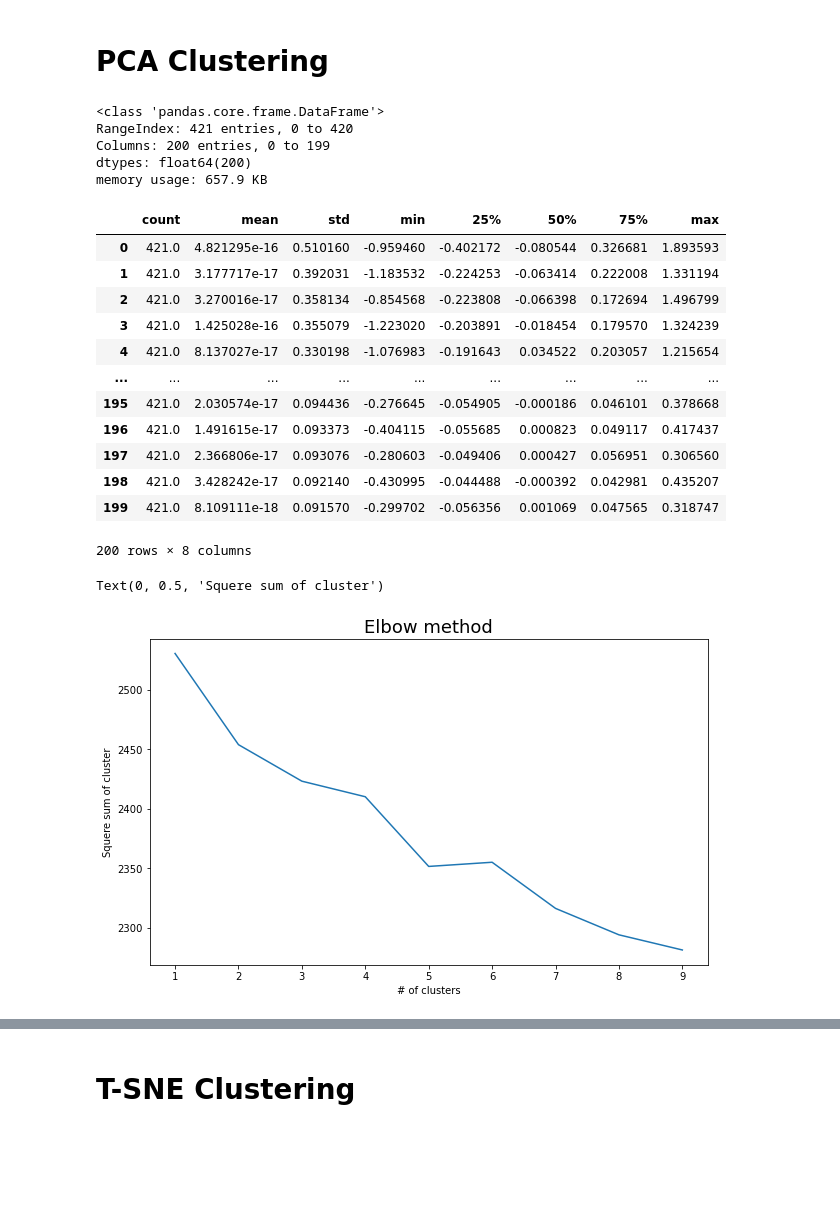
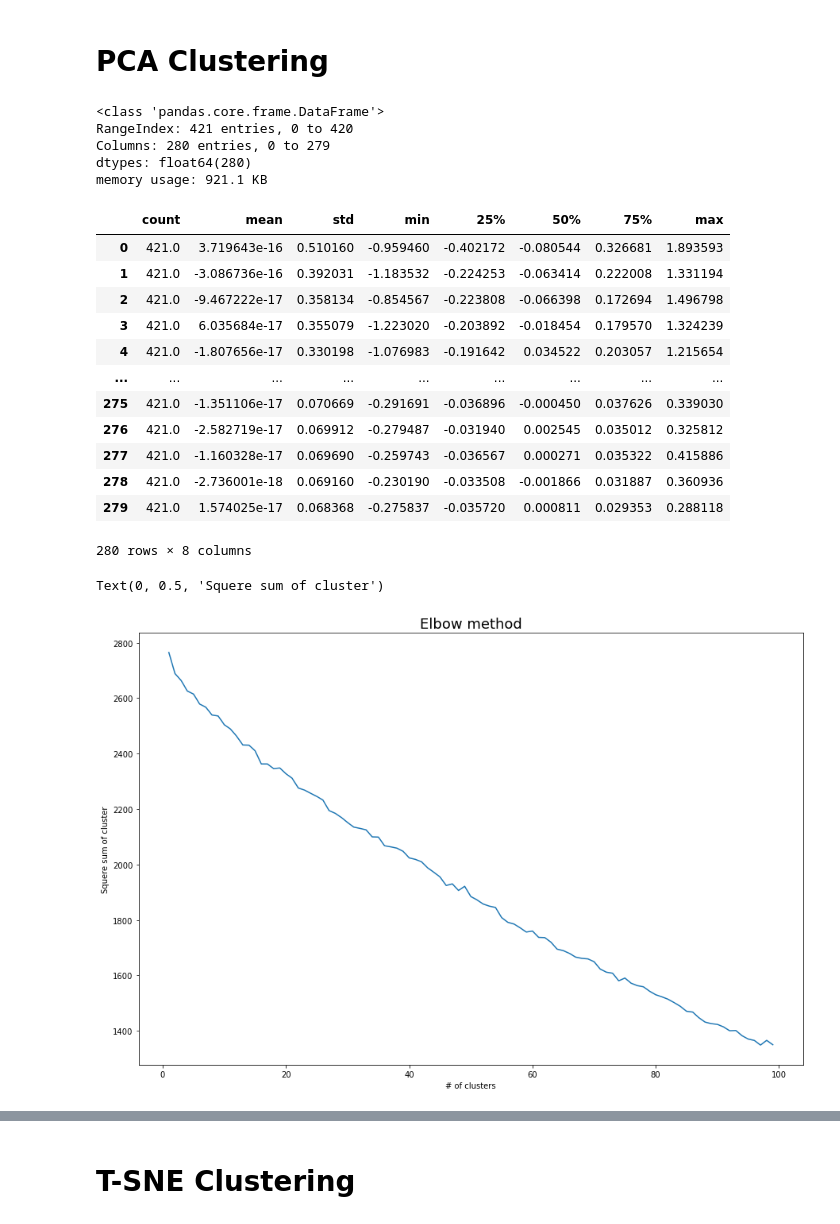
Before and after one commit to dazulu4/clustering-vacancies, a Jupyter notebook: Bag_Of_Words_DimRed.ipynb, the cells around one changed output, grey strips where cells are left out. Saved outputs shown, nothing was run; the diff lists cells and outputs as text; code cells hidden in the pictures; blank space fills up the shorter version.

Commit message:
Model

```diff
--- a/Bag_Of_Words_DimRed.ipynb
+++ b/Bag_Of_Words_DimRed.ipynb
@@ -69,5 +69,5 @@ plt.show()
 # %%
-model_pca = PCA(n_components=200)
+model_pca = PCA(n_components=280)
 data_pca = model_pca.fit_transform(df)
 sum(model_pca.explained_variance_ratio_)
 # %% [output]
@@ -100,46 +100,46 @@ X.info()
 # %% [output]
 <class 'pandas.core.frame.DataFrame'>
 RangeIndex: 421 entries, 0 to 420
-Columns: 200 entries, 0 to 199
-dtypes: float64(200)
-memory usage: 657.9 KB
+Columns: 280 entries, 0 to 279
+dtypes: float64(280)
+memory usage: 921.1 KB
 # %%
 X.describe().transpose()
 # %% [output]
 |  | count | mean | std | min | 25% | 50% | 75% | max |
-| 0 | 421.0 | 4.821295e-16 | 0.510160 | -0.959460 | -0.402172 | -0.080544 | 0.326681 | 1.893593 |
-| 1 | 421.0 | 3.177717e-17 | 0.392031 | -1.183532 | -0.224253 | -0.063414 | 0.222008 | 1.331194 |
-| 2 | 421.0 | 3.270016e-17 | 0.358134 | -0.854568 | -0.223808 | -0.066398 | 0.172694 | 1.496799 |
-| 3 | 421.0 | 1.425028e-16 | 0.355079 | -1.223020 | -0.203891 | -0.018454 | 0.179570 | 1.324239 |
-| 4 | 421.0 | 8.137027e-17 | 0.330198 | -1.076983 | -0.191643 | 0.034522 | 0.203057 | 1.215654 |
+| 0 | 421.0 | 3.719643e-16 | 0.510160 | -0.959460 | -0.402172 | -0.080544 | 0.326681 | 1.893593 |
+| 1 | 421.0 | -3.086736e-16 | 0.392031 | -1.183532 | -0.224253 | -0.063414 | 0.222008 | 1.331194 |
+| 2 | 421.0 | -9.467222e-17 | 0.358134 | -0.854567 | -0.223808 | -0.066398 | 0.172694 | 1.496798 |
+| 3 | 421.0 | 6.035684e-17 | 0.355079 | -1.223020 | -0.203892 | -0.018454 | 0.179570 | 1.324239 |
+| 4 | 421.0 | -1.807656e-17 | 0.330198 | -1.076983 | -0.191642 | 0.034522 | 0.203057 | 1.215654 |
 | ... | ... | ... | ... | ... | ... | ... | ... | ... |
-| 195 | 421.0 | 2.030574e-17 | 0.094436 | -0.276645 | -0.054905 | -0.000186 | 0.046101 | 0.378668 |
-| 196 | 421.0 | 1.491615e-17 | 0.093373 | -0.404115 | -0.055685 | 0.000823 | 0.049117 | 0.417437 |
-| 197 | 421.0 | 2.366806e-17 | 0.093076 | -0.280603 | -0.049406 | 0.000427 | 0.056951 | 0.306560 |
-| 198 | 421.0 | 3.428242e-17 | 0.092140 | -0.430995 | -0.044488 | -0.000392 | 0.042981 | 0.435207 |
-| 199 | 421.0 | 8.109111e-18 | 0.091570 | -0.299702 | -0.056356 | 0.001069 | 0.047565 | 0.318747 |
+| 275 | 421.0 | -1.351106e-17 | 0.070669 | -0.291691 | -0.036896 | -0.000450 | 0.037626 | 0.339030 |
+| 276 | 421.0 | -2.582719e-17 | 0.069912 | -0.279487 | -0.031940 | 0.002545 | 0.035012 | 0.325812 |
+| 277 | 421.0 | -1.160328e-17 | 0.069690 | -0.259743 | -0.036567 | 0.000271 | 0.035322 | 0.415886 |
+| 278 | 421.0 | -2.736001e-18 | 0.069160 | -0.230190 | -0.033508 | -0.001866 | 0.031887 | 0.360936 |
+| 279 | 421.0 | 1.574025e-17 | 0.068368 | -0.275837 | -0.035720 | 0.000811 | 0.029353 | 0.288118 |
-200 rows × 8 columns
+280 rows × 8 columns
 # %%
-range_values = range(1,10)
+range_values = range(1,100,1)
 sum_squares = []
 silhouette_coefs = []
 
 for i in range_values:
     kmeans = KMeans(i)
     kmeans.fit(X)
     sum_squares.append(kmeans.inertia_)
     labels = kmeans.labels_
     if i > 1: silhouette_coefs.append(silhouette_score(X, labels, metric='euclidean'))
     else: silhouette_coefs.append(0)
 
-plt.figure(figsize=(10,6))
+plt.figure(figsize=(15,10))
 plt.plot(range_values, sum_squares)
 plt.title('Elbow method',{'fontsize':18})
 plt.xlabel('# of clusters')
 plt.ylabel('Squere sum of cluster')
 # %% [output]
 Text(0, 0.5, 'Squere sum of cluster')
-[figure, old version]
+[figure, new version]
 # %%
 plt.figure(figsize=(10,6))
 plt.plot(range_values, silhouette_coefs)
```
Also changed, not shown: parts of 4 cells of this notebook, 7 other files.
